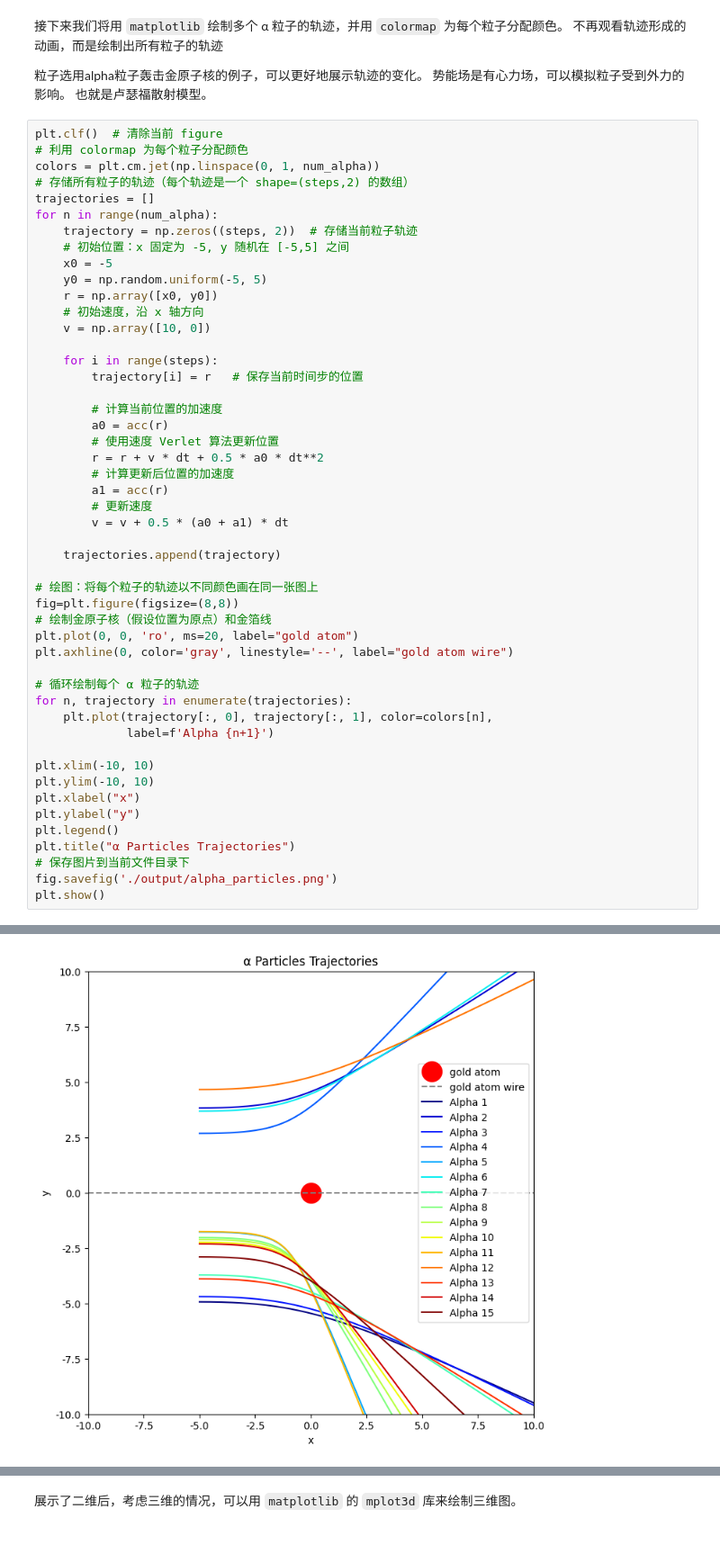
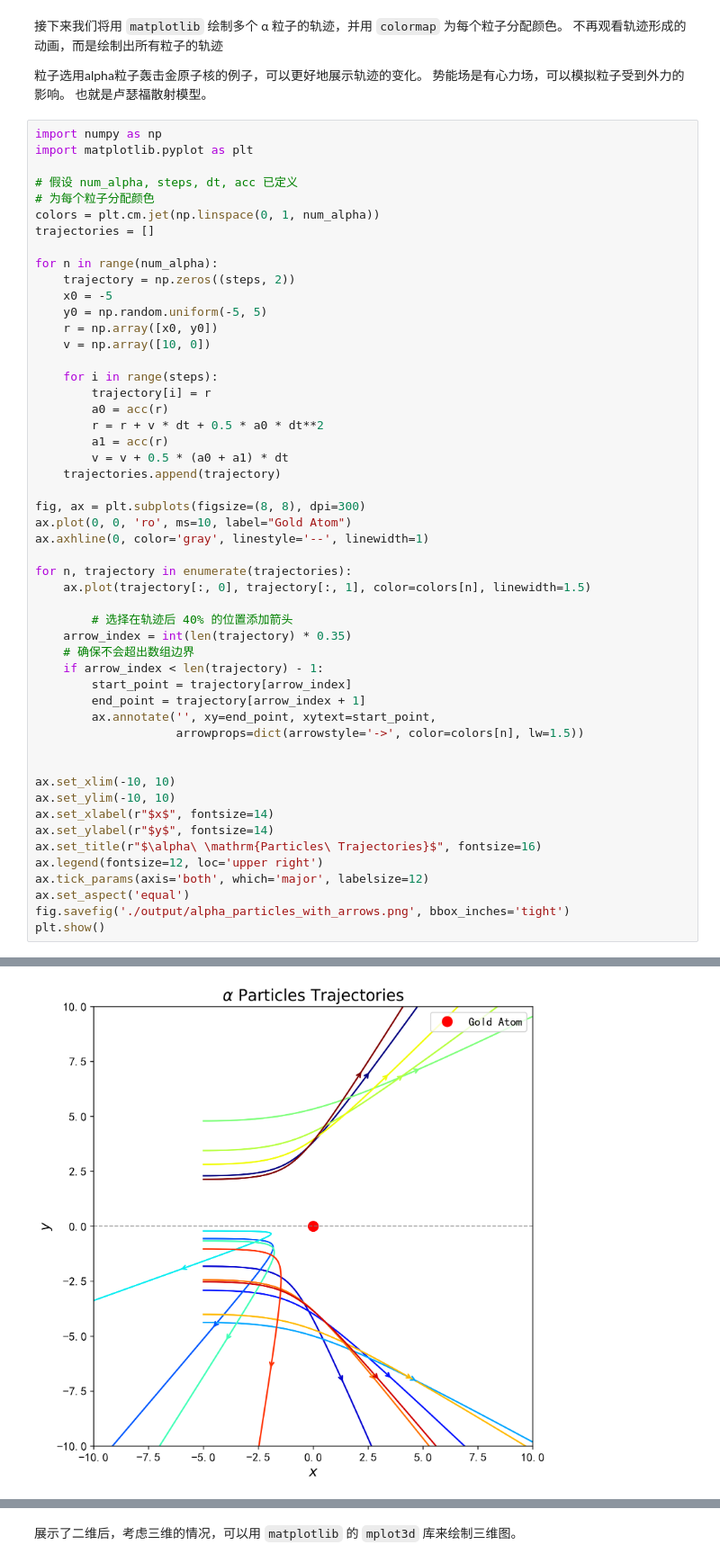
Before and after one commit to Glueo/graduate_phy_proj_2025, a Jupyter notebook: Catchup/plot_classic.ipynb, the cells around one changed output, grey strips where cells are left out. Shown at 90% size. Saved outputs shown, nothing was run; the diff lists cells and outputs as text.

```diff
--- a/Catchup/plot_classic.ipynb
+++ b/Catchup/plot_classic.ipynb
@@ -92,52 +92,54 @@ from IPython.display import clear_output
 势能场是有心力场，可以模拟粒子受到外力的影响。
 也就是卢瑟福散射模型。
 # %%
-plt.clf()  # 清除当前 figure
-# 利用 colormap 为每个粒子分配颜色
+import numpy as np
+import matplotlib.pyplot as plt
+
+# 假设 num_alpha, steps, dt, acc 已定义
+# 为每个粒子分配颜色
 colors = plt.cm.jet(np.linspace(0, 1, num_alpha))
-# 存储所有粒子的轨迹（每个轨迹是一个 shape=(steps,2) 的数组）
 trajectories = []
+
 for n in range(num_alpha):
-    trajectory = np.zeros((steps, 2))  # 存储当前粒子轨迹
-    # 初始位置：x 固定为 -5, y 随机在 [-5,5] 之间
+    trajectory = np.zeros((steps, 2))
     x0 = -5
     y0 = np.random.uniform(-5, 5)
     r = np.array([x0, y0])
-    # 初始速度，沿 x 轴方向
     v = np.array([10, 0])
 
     for i in range(steps):
-        trajectory[i] = r   # 保存当前时间步的位置
-
-        # 计算当前位置的加速度
+        trajectory[i] = r
         a0 = acc(r)
-        # 使用速度 Verlet 算法更新位置
         r = r + v * dt + 0.5 * a0 * dt**2
-        # 计算更新后位置的加速度
         a1 = acc(r)
-        # 更新速度
         v = v + 0.5 * (a0 + a1) * dt
-
     trajectories.append(trajectory)
 
-# 绘图：将每个粒子的轨迹以不同颜色画在同一张图上
-fig=plt.figure(figsize=(8,8))
-# 绘制金原子核（假设位置为原点）和金箔线
-plt.plot(0, 0, 'ro', ms=20, label="gold atom")
-plt.axhline(0, color='gray', linestyle='--', label="gold atom wire")
+fig, ax = plt.subplots(figsize=(8, 8), dpi=300)
+ax.plot(0, 0, 'ro', ms=10, label="Gold Atom")
+ax.axhline(0, color='gray', linestyle='--', linewidth=1)
 
-# 循环绘制每个 α 粒子的轨迹
 for n, trajectory in enumerate(trajectories):
-    plt.plot(trajectory[:, 0], trajectory[:, 1], color=colors[n],
-             label=f'Alpha {n+1}')
+    ax.plot(trajectory[:, 0], trajectory[:, 1], color=colors[n], linewidth=1.5)
 
-plt.xlim(-10, 10)
-plt.ylim(-10, 10)
-plt.xlabel("x")
-plt.ylabel("y")
-plt.legend()
-plt.title("α Particles Trajectories")
-# 保存图片到当前文件目录下
-fig.savefig('./output/alpha_particles.png')
+        # 选择在轨迹后 40% 的位置添加箭头
+    arrow_index = int(len(trajectory) * 0.35)
+    # 确保不会超出数组边界
+    if arrow_index < len(trajectory) - 1:
+        start_point = trajectory[arrow_index]
+        end_point = trajectory[arrow_index + 1]
+        ax.annotate('', xy=end_point, xytext=start_point,
+                    arrowprops=dict(arrowstyle='->', color=colors[n], lw=1.5))
+
+
+ax.set_xlim(-10, 10)
+ax.set_ylim(-10, 10)
+ax.set_xlabel(r"$x$", fontsize=14)
+ax.set_ylabel(r"$y$", fontsize=14)
+ax.set_title(r"$\alpha\ \mathrm{Particles\ Trajectories}$", fontsize=16)
+ax.legend(fontsize=12, loc='upper right')
+ax.tick_params(axis='both', which='major', labelsize=12)
+ax.set_aspect('equal')
+fig.savefig('./output/alpha_particles_with_arrows.png', bbox_inches='tight')
 plt.show()
 # %% [output]
@@ -145 +146 @@ plt.show()
-[figure, old version]
+[figure, new version]
```
Also changed, not shown: parts of 14 cells of this notebook, 13 other files.
